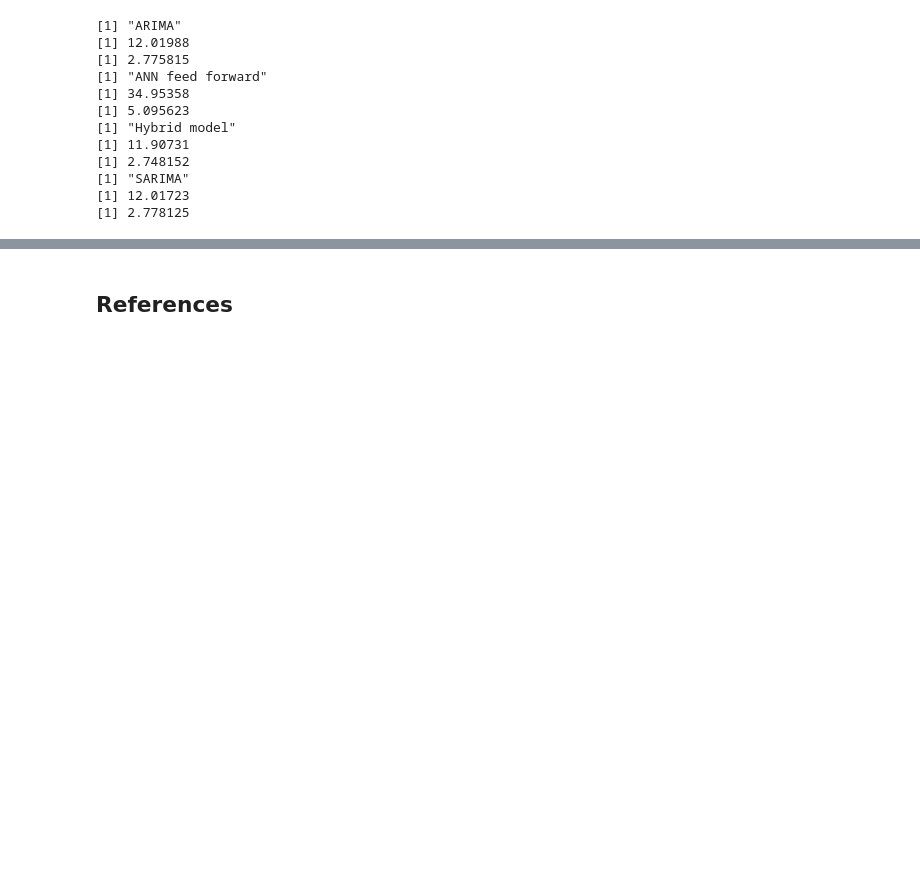
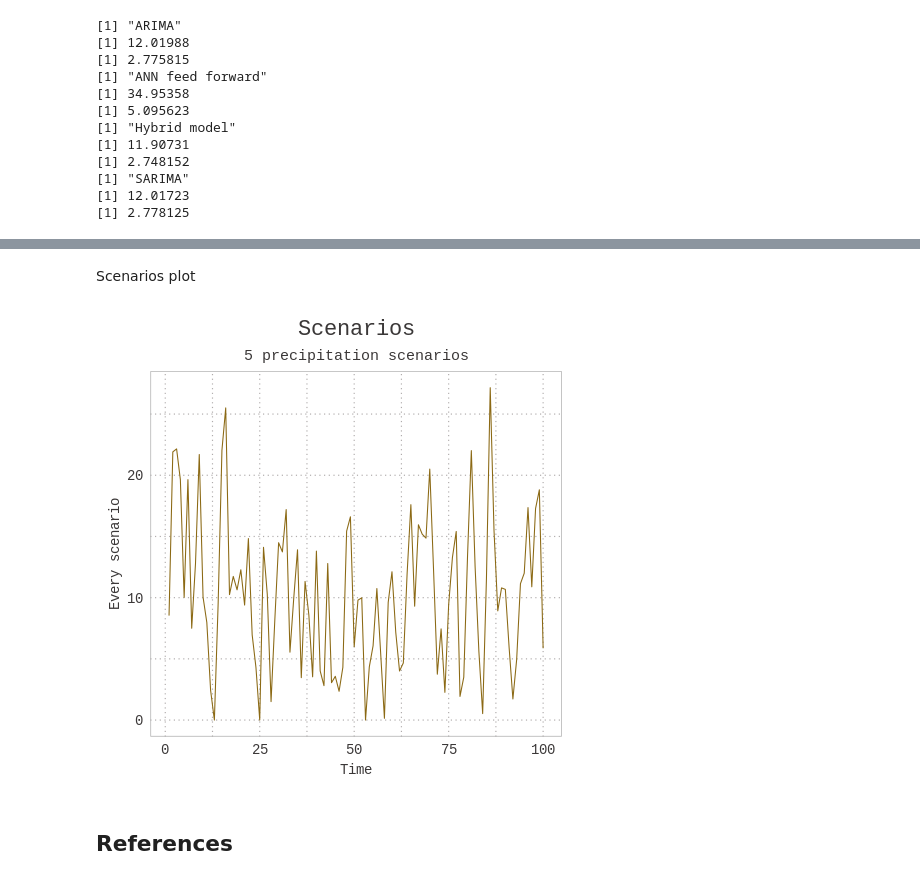
Before and after one commit to JuanDM0106/Tesis, a Jupyter notebook: SG_Repository.ipynb, the cells around one changed output, grey strips where cells are left out. Drawn from its saved outputs; the diff is of its cells as text; code cells hidden in the pictures; blank space fills up the shorter version.

```diff
--- a/SG_Repository.ipynb
+++ b/SG_Repository.ipynb
@@ -1017,0 +917,2 @@ print(sarmmae)
+# %% [markdown]
+Scenarios plot
@@ -1018,3 +922,19 @@ print(sarmmae)
+# %%
+# Serie for plotting
+%%R
+t<-c(1:181)
+plt<-data.frame(t, plt)
+# %%
+%%R
+# Scenario presentation
+ggplot(plt[1:100,], aes(x=t)) +labs(title="Scenarios", subtitle="5 precipitation scenarios", x = "Time" , y = "Every scenario")+
+  geom_line(aes(y = X1), color = "darkred") +
+  geom_line(aes(y = X2), color="steelblue") +
+  geom_line(aes(y = X3), color = "seagreen") +
+  geom_line(aes(y = X4), color="deeppink4") +
+  geom_line(aes(y = X5), color="goldenrod4") +theme_elegante()
+# %% [output]
+[figure, added]
 # %% [markdown]
 ## **References**
 # %% [markdown]
```
Also changed, not shown: parts of 31 cells of this notebook.
